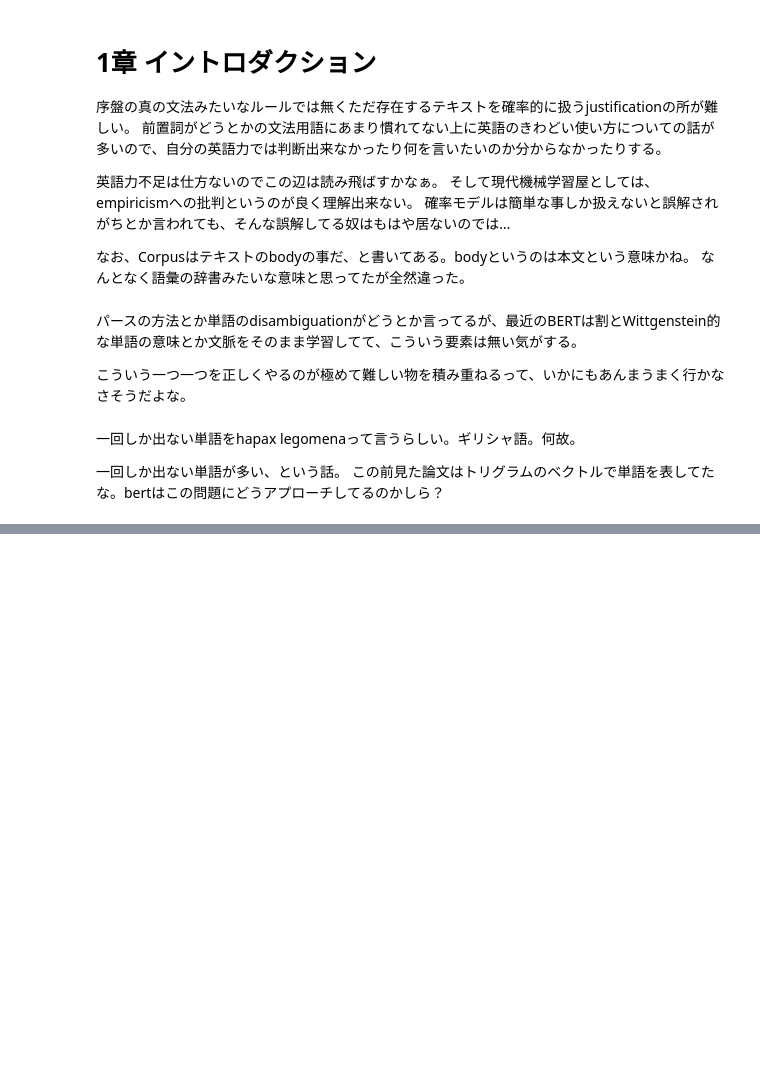
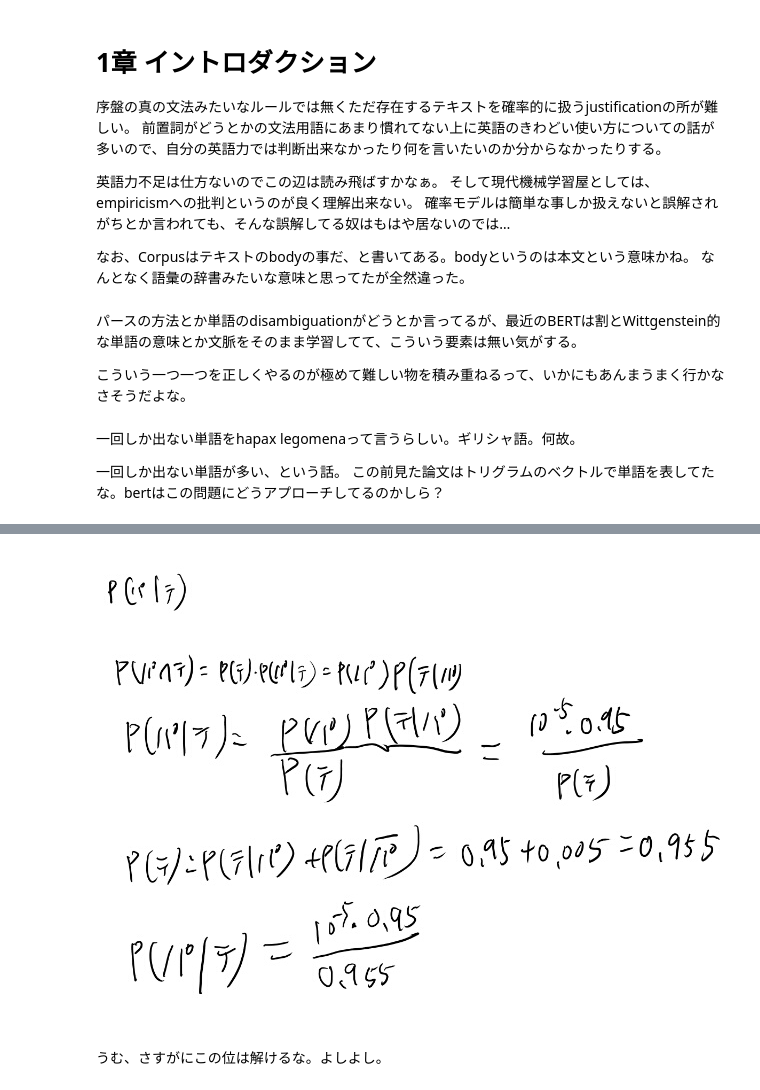
Before and after one commit to karino2/karino2.github.io, a Jupyter notebook: ipynb/2018-11-07-195900.ipynb, the cells around one changed output, grey strips where cells are left out. Cells and saved outputs as stored; diff of their text form; code cells hidden in the pictures; blank space fills up the shorter version.

```diff
--- a/ipynb/2018-11-07-195900.ipynb
+++ b/ipynb/2018-11-07-195900.ipynb
@@ -76,0 +105,6 @@ IRとかテキストのカテゴライズとかの話らしいので、意外と
+# %%
+MeatPieImage()
+# %% [output]
+[figure, added]
+# %% [markdown]
+うむ、さすがにこの位は解けるな。よしよし。
```
Also changed, not shown: parts of 4 cells of this notebook.
